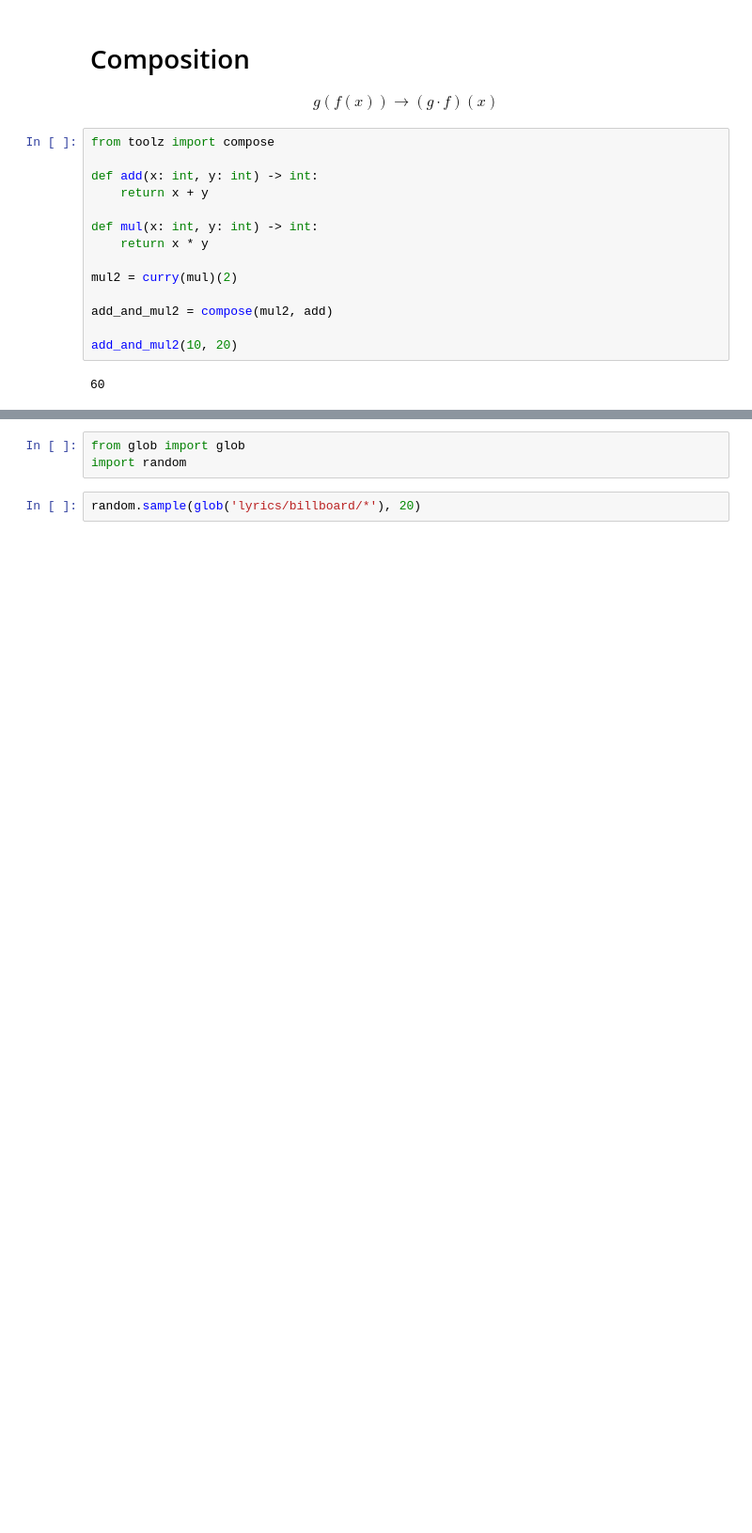
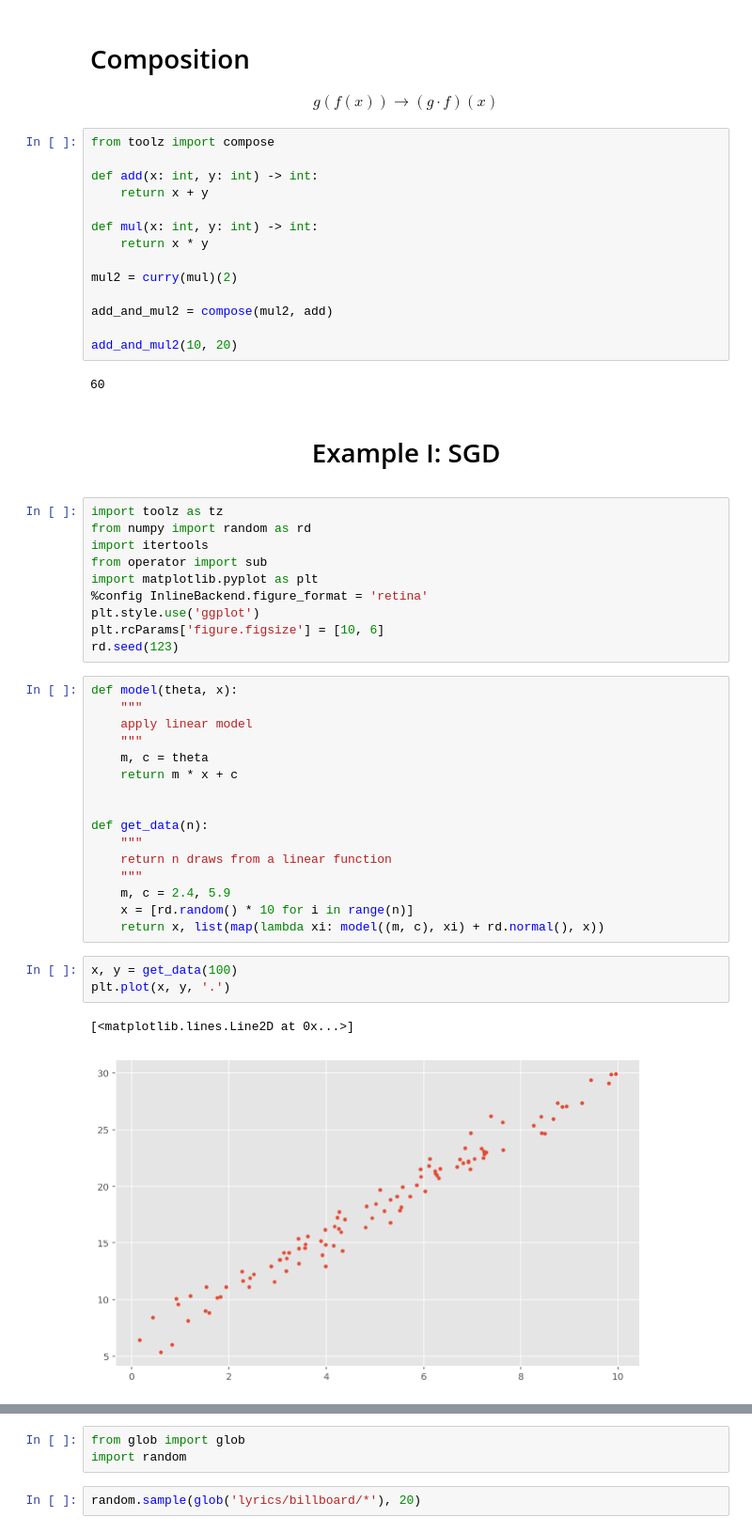
Before and after one commit to neal-o-r/functional-slides, a Jupyter notebook: functional_programming.ipynb, the cells around one changed output, grey strips where cells are left out. Shown: that part at 94% size. Cells and saved outputs as stored; diff of their text form; blank space fills up the shorter version.

```diff
--- a/functional_programming.ipynb
+++ b/functional_programming.ipynb
@@ -375,3 +375,39 @@ add_and_mul2 = compose(mul2, add)
 add_and_mul2(10, 20)
 # %% [output]
 60
+# %% [markdown]
+<center>
+<H1>Example I: SGD</H1>
+</center>
+# %%
+import toolz as tz
+from numpy import random as rd
+import itertools
+from operator import sub
+import matplotlib.pyplot as plt
+%config InlineBackend.figure_format = 'retina'
+plt.style.use('ggplot')
+plt.rcParams['figure.figsize'] = [10, 6]
+rd.seed(123)
+# %%
+def model(theta, x):
+    """
+    apply linear model
+    """
+    m, c = theta
+    return m * x + c
+
+
+def get_data(n):
+    """
+    return n draws from a linear function
+    """
+    m, c = 2.4, 5.9
+    x = [rd.random() * 10 for i in range(n)]
+    return x, list(map(lambda xi: model((m, c), xi) + rd.normal(), x))
+# %%
+x, y = get_data(100)
+plt.plot(x, y, '.')
+# %% [output]
+[<matplotlib.lines.Line2D at 0x...>]
+[figure, added]
```
Also changed, not shown: parts of 7 cells of this notebook, 2 other files.
